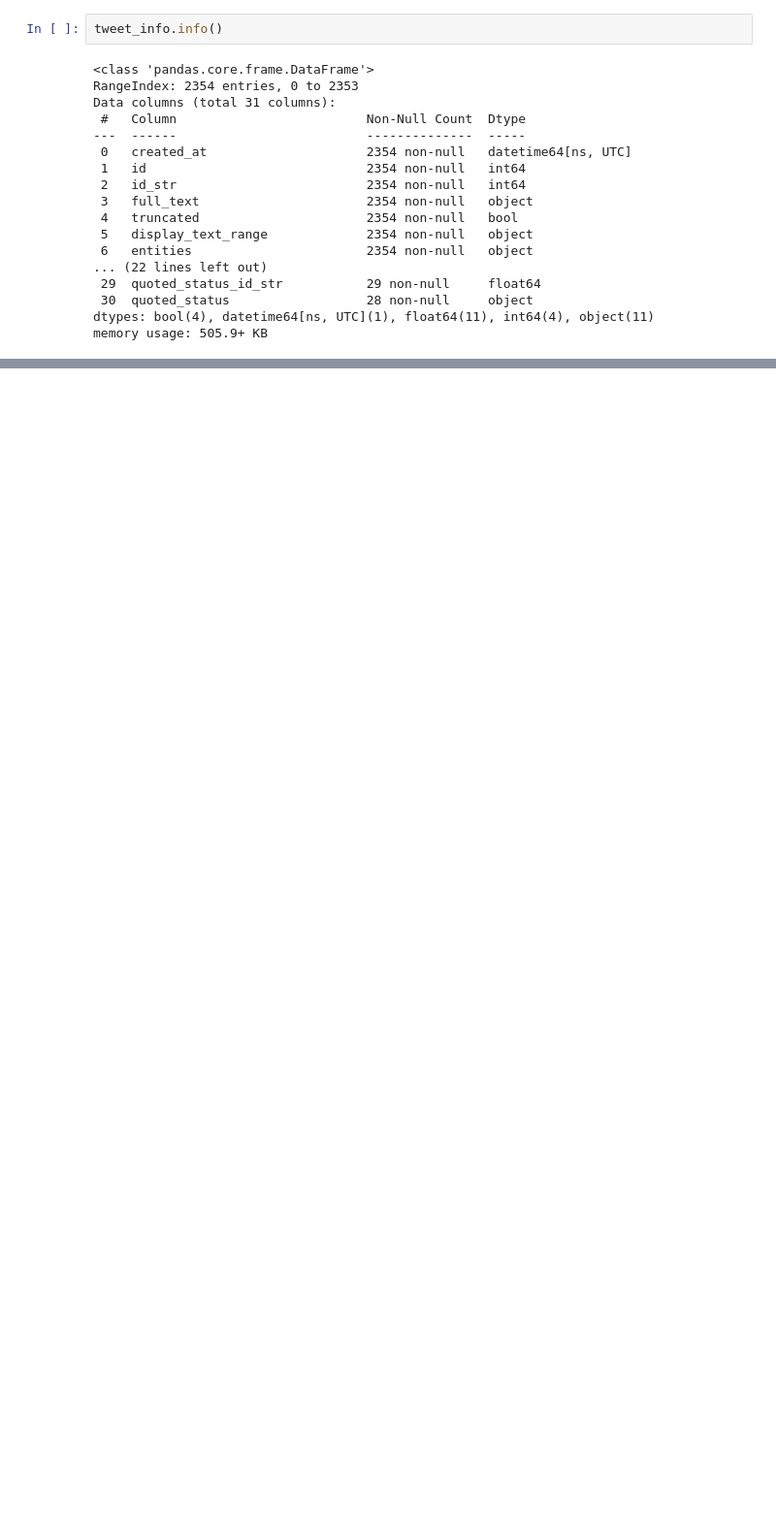
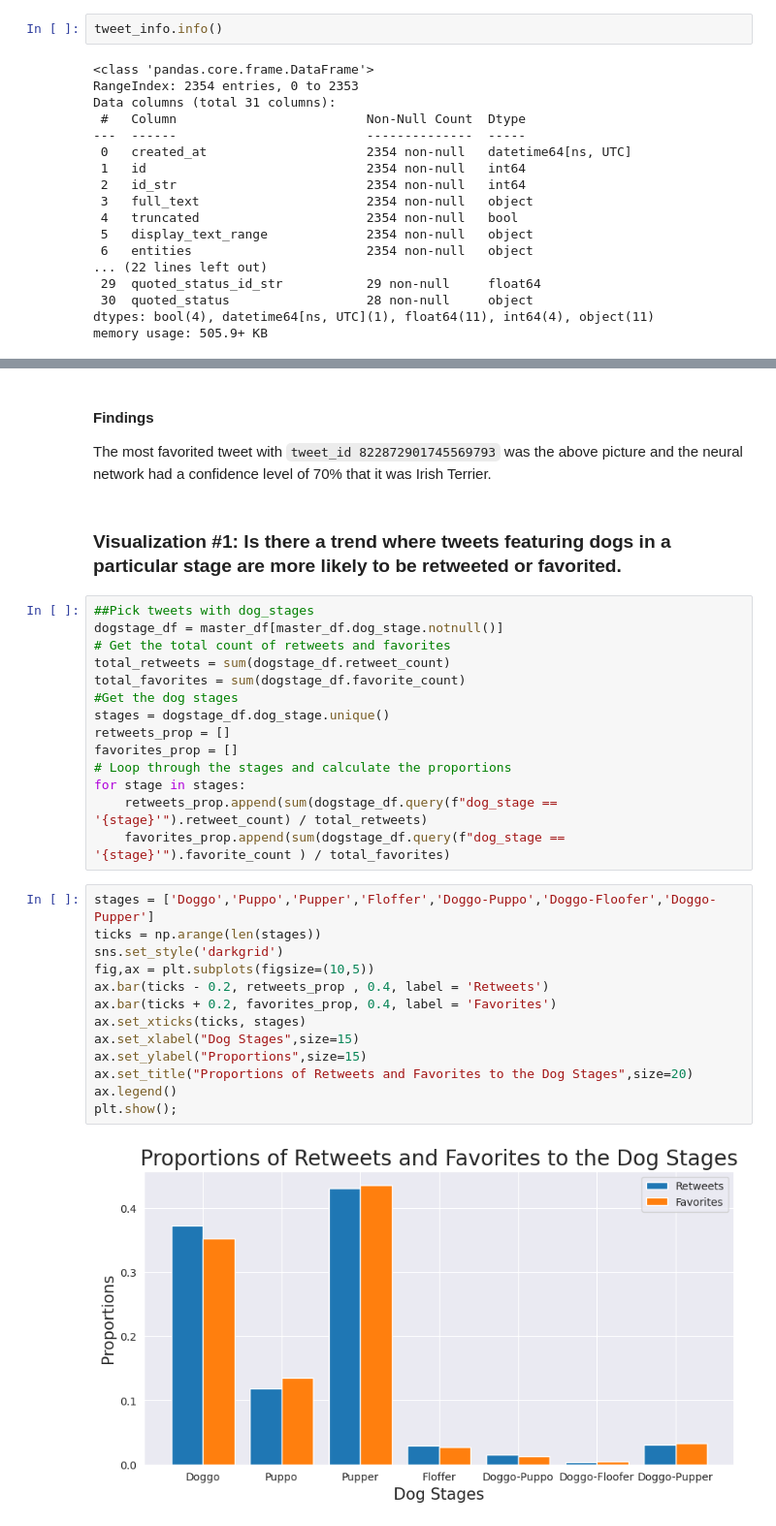
Before and after one commit to NajibAdan/UdacityxALX, a Jupyter notebook: Project_002/wrangle_act.ipynb, the cells around one changed output, grey strips where cells are left out. Shown: that part at 97% size. Cells and saved outputs as stored; diff of their text form; blank space fills up the shorter version.

```diff
--- a/Project_002/wrangle_act.ipynb
+++ b/Project_002/wrangle_act.ipynb
@@ -236,0 +732,34 @@ memory usage: 427.6+ KB
+# %% [markdown]
+#### Findings
+The most favorited tweet with `tweet_id 822872901745569793` was the above picture and the neural network had a confidence level of 70% that it was Irish Terrier.
+# %% [markdown]
+### Visualization #1: Is there a trend where tweets featuring dogs in a particular stage are more likely to be retweeted or favorited.
+# %%
+##Pick tweets with dog_stages
+dogstage_df = master_df[master_df.dog_stage.notnull()]
+# Get the total count of retweets and favorites
+total_retweets = sum(dogstage_df.retweet_count)
+total_favorites = sum(dogstage_df.favorite_count)
+#Get the dog stages
+stages = dogstage_df.dog_stage.unique()
+retweets_prop = []
+favorites_prop = []
+# Loop through the stages and calculate the proportions
+for stage in stages:
+    retweets_prop.append(sum(dogstage_df.query(f"dog_stage == '{stage}'").retweet_count) / total_retweets)
+    favorites_prop.append(sum(dogstage_df.query(f"dog_stage == '{stage}'").favorite_count ) / total_favorites)
+# %%
+stages = ['Doggo','Puppo','Pupper','Floffer','Doggo-Puppo','Doggo-Floofer','Doggo-Pupper']
+ticks = np.arange(len(stages))
+sns.set_style('darkgrid')
+fig,ax = plt.subplots(figsize=(10,5))
+ax.bar(ticks - 0.2, retweets_prop , 0.4, label = 'Retweets')
+ax.bar(ticks + 0.2, favorites_prop, 0.4, label = 'Favorites')
+ax.set_xticks(ticks, stages)
+ax.set_xlabel("Dog Stages",size=15)
+ax.set_ylabel("Proportions",size=15)
+ax.set_title("Proportions of Retweets and Favorites to the Dog Stages",size=20)
+ax.legend()
+plt.show();
+# %% [output]
+[figure, added]
```
Also changed, not shown: parts of 140 cells of this notebook, 7 other files.
